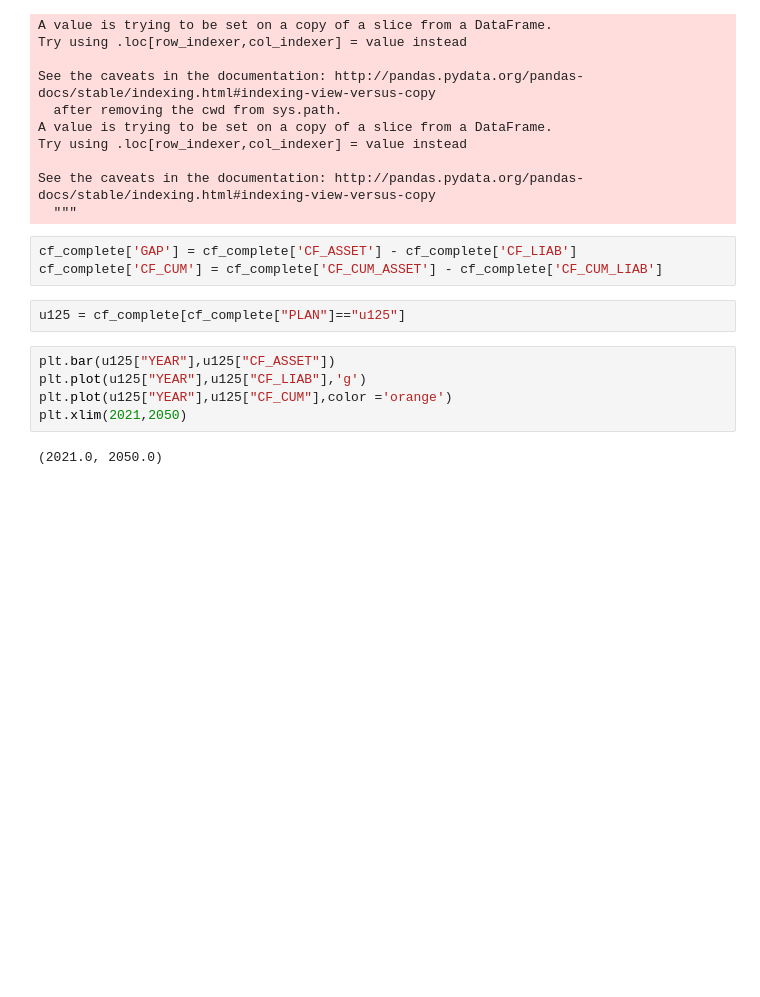
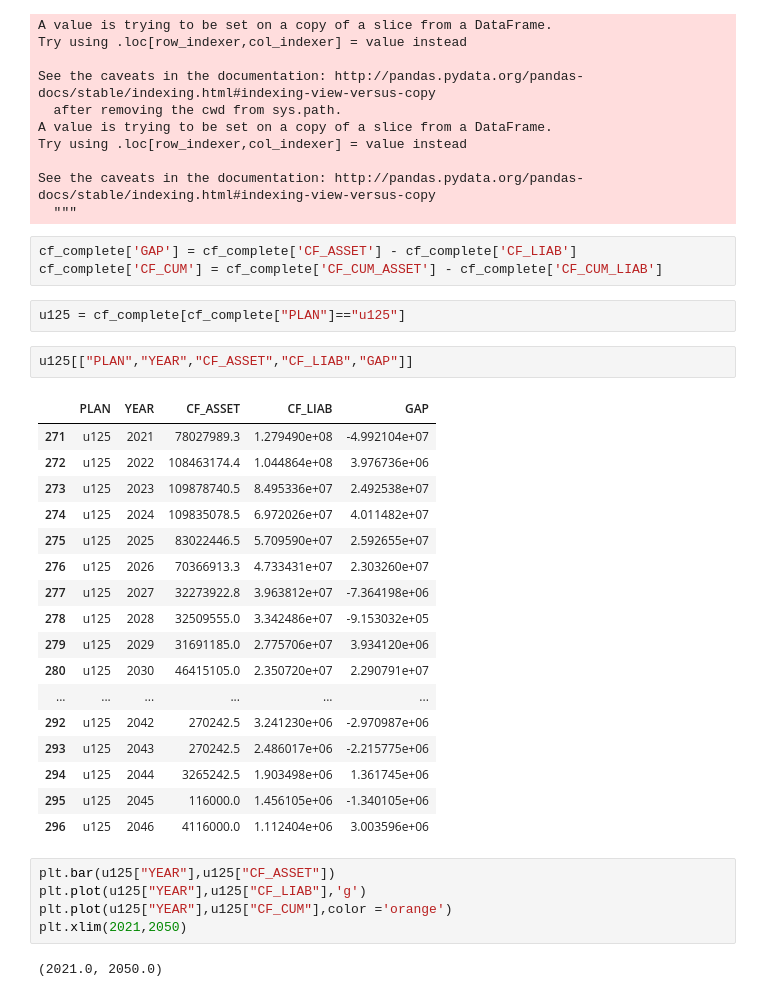
Before and after one commit to G0nka/ih_final_project, a Jupyter notebook: notebooks/wrangling.ipynb, the cells around one changed output. Drawn from its saved outputs; the diff is of its cells as text; blank space fills up the shorter version.

```diff
--- a/notebooks/wrangling.ipynb
+++ b/notebooks/wrangling.ipynb
@@ -302,6 +313,26 @@ cf_complete['GAP'] = cf_complete['CF_ASSET'] - cf_complete['CF_LIAB']
 cf_complete['CF_CUM'] = cf_complete['CF_CUM_ASSET'] - cf_complete['CF_CUM_LIAB']
 # %%
 u125 = cf_complete[cf_complete["PLAN"]=="u125"]
+# %%
+u125[["PLAN","YEAR","CF_ASSET","CF_LIAB","GAP"]]
+# %% [output]
+|  | PLAN | YEAR | CF_ASSET | CF_LIAB | GAP |
+| 271 | u125 | 2021 | 78027989.3 | 1.279490e+08 | -4.992104e+07 |
+| 272 | u125 | 2022 | 108463174.4 | 1.044864e+08 | 3.976736e+06 |
+| 273 | u125 | 2023 | 109878740.5 | 8.495336e+07 | 2.492538e+07 |
+| 274 | u125 | 2024 | 109835078.5 | 6.972026e+07 | 4.011482e+07 |
+| 275 | u125 | 2025 | 83022446.5 | 5.709590e+07 | 2.592655e+07 |
+| 276 | u125 | 2026 | 70366913.3 | 4.733431e+07 | 2.303260e+07 |
+| 277 | u125 | 2027 | 32273922.8 | 3.963812e+07 | -7.364198e+06 |
+| 278 | u125 | 2028 | 32509555.0 | 3.342486e+07 | -9.153032e+05 |
+| 279 | u125 | 2029 | 31691185.0 | 2.775706e+07 | 3.934120e+06 |
+| 280 | u125 | 2030 | 46415105.0 | 2.350720e+07 | 2.290791e+07 |
+| ... | ... | ... | ... | ... | ... |
+| 292 | u125 | 2042 | 270242.5 | 3.241230e+06 | -2.970987e+06 |
+| 293 | u125 | 2043 | 270242.5 | 2.486017e+06 | -2.215775e+06 |
+| 294 | u125 | 2044 | 3265242.5 | 1.903498e+06 | 1.361745e+06 |
+| 295 | u125 | 2045 | 116000.0 | 1.456105e+06 | -1.340105e+06 |
+| 296 | u125 | 2046 | 4116000.0 | 1.112404e+06 | 3.003596e+06 |
 # %%
 plt.bar(u125["YEAR"],u125["CF_ASSET"])
 plt.plot(u125["YEAR"],u125["CF_LIAB"],'g')
```
Also changed, not shown: parts of 9 cells of this notebook, 11 other files.
